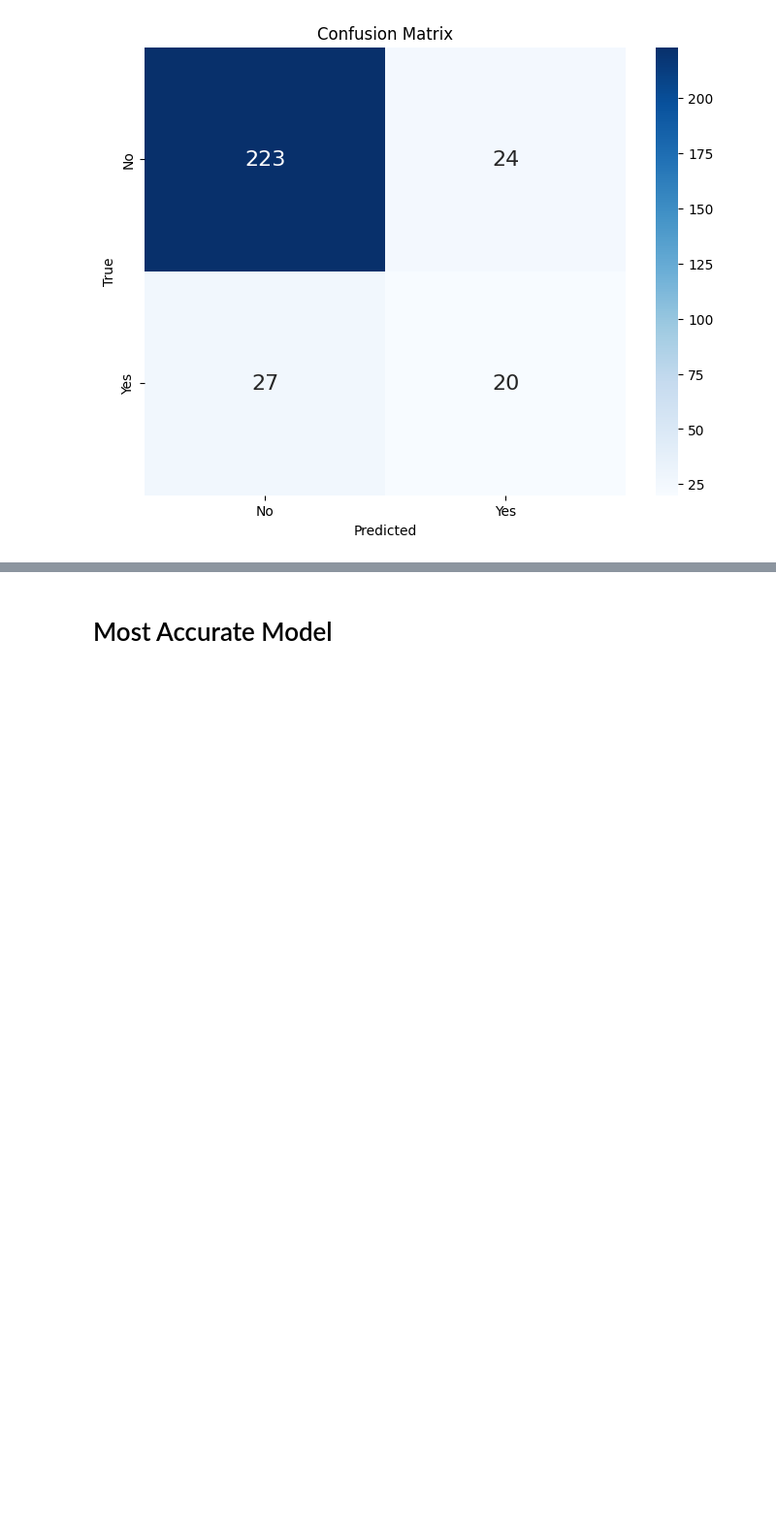
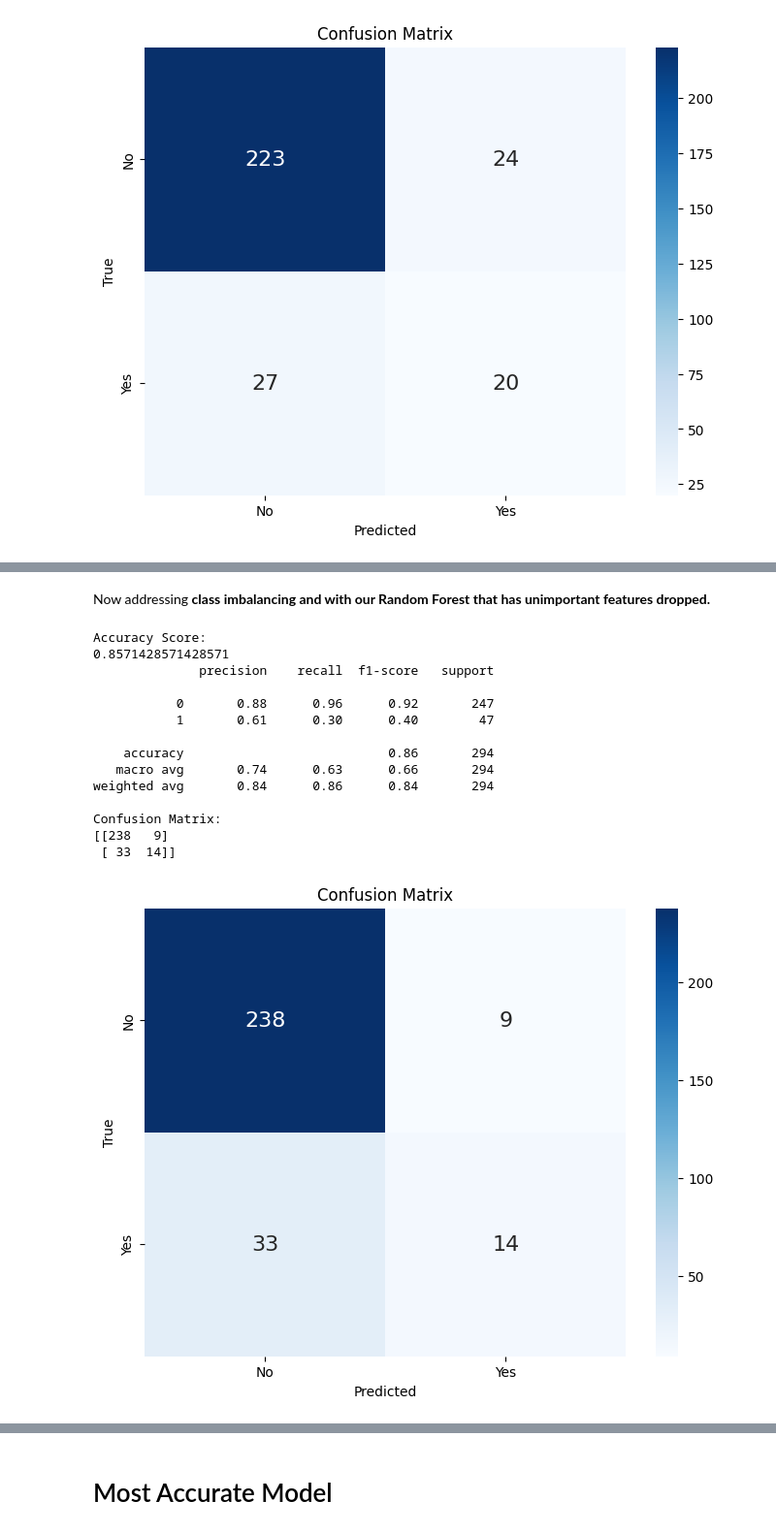
Before and after one commit to byrdwcrawford/HR_Analytics, a Jupyter notebook: HR_Model_Final.ipynb, the cells around one changed output, grey strips where cells are left out. Shown at 97% size. Drawn from its saved outputs; the diff is of its cells as text; code cells hidden in the pictures; blank space fills up the shorter version.

```diff
--- a/HR_Model_Final.ipynb
+++ b/HR_Model_Final.ipynb
@@ -1222,0 +1325,42 @@ df_cleaned.corr()
+# %% [markdown]
+Now addressing **class imbalancing and with our Random Forest that has unimportant features dropped.**
+# %%
+# Initialize and train your classifier, adjusting class weights if needed
+clf_rf_balanced_fi = RandomForestClassifier(class_weight='balanced', random_state=42)
+clf_rf_balanced_fi.fit(X_train_balanced_fi, y_train_balanced_fi)
+
+# Make predictions and evaluate the model
+y_pred_balanced_fi = clf_rf_balanced_fi.predict(X_test_fi)
+print("\nAccuracy Score:")
+print(accuracy_score(y_test_fi, y_pred_balanced_fi))
+print(classification_report(y_test_fi, y_pred_balanced_fi))
+
+# Print confusion matrix
+print("Confusion Matrix:")
+cm_balanced_fi = confusion_matrix(y_test_fi, y_pred_balanced_fi)
+print(cm_balanced_fi)
+
+# Plot confusion matrix
+plt.figure(figsize=(8, 6))
+sns.heatmap(cm_balanced_fi, annot=True, cmap='Blues', fmt='g', annot_kws={"size": 16},
+            xticklabels=['No', 'Yes'], yticklabels=['No', 'Yes'])
+plt.xlabel('Predicted')
+plt.ylabel('True')
+plt.title('Confusion Matrix')
+plt.show()
+# %% [output]
+Accuracy Score:
+0.8571428571428571
+              precision    recall  f1-score   support
+
+           0       0.88      0.96      0.92       247
+           1       0.61      0.30      0.40        47
+
+    accuracy                           0.86       294
+   macro avg       0.74      0.63      0.66       294
+weighted avg       0.84      0.86      0.84       294
+
+Confusion Matrix:
+[[238   9]
+ [ 33  14]]
+[figure, added]
```
Also changed, not shown: parts of 33 cells of this notebook.
